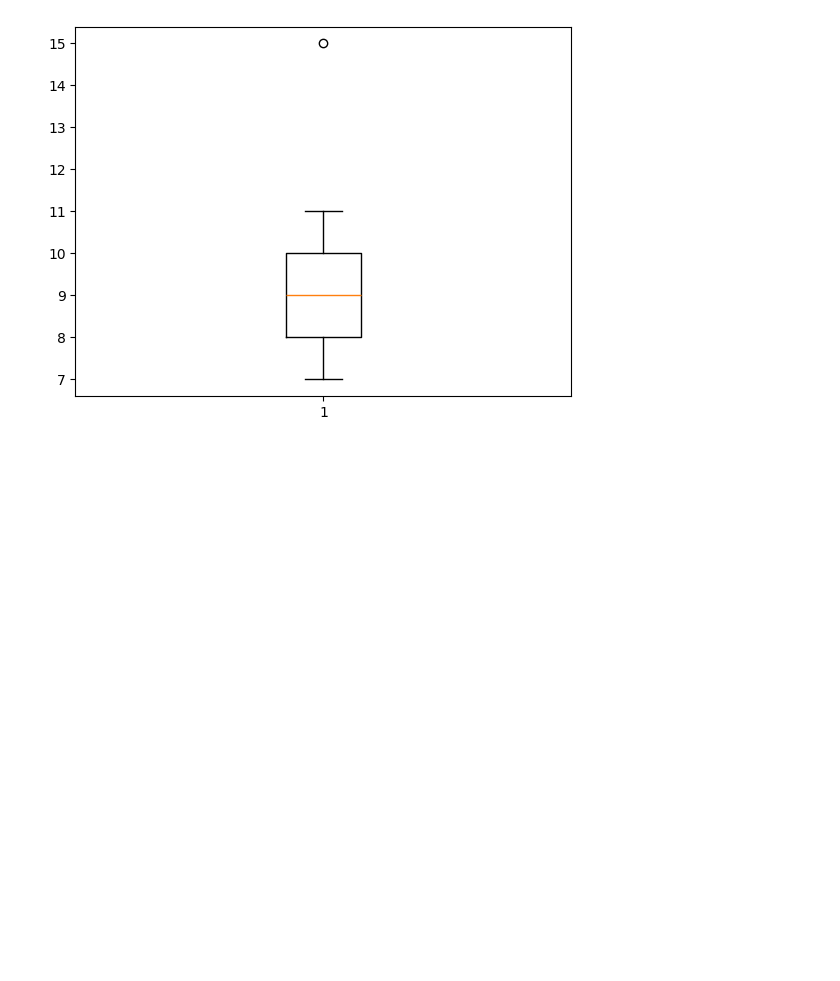
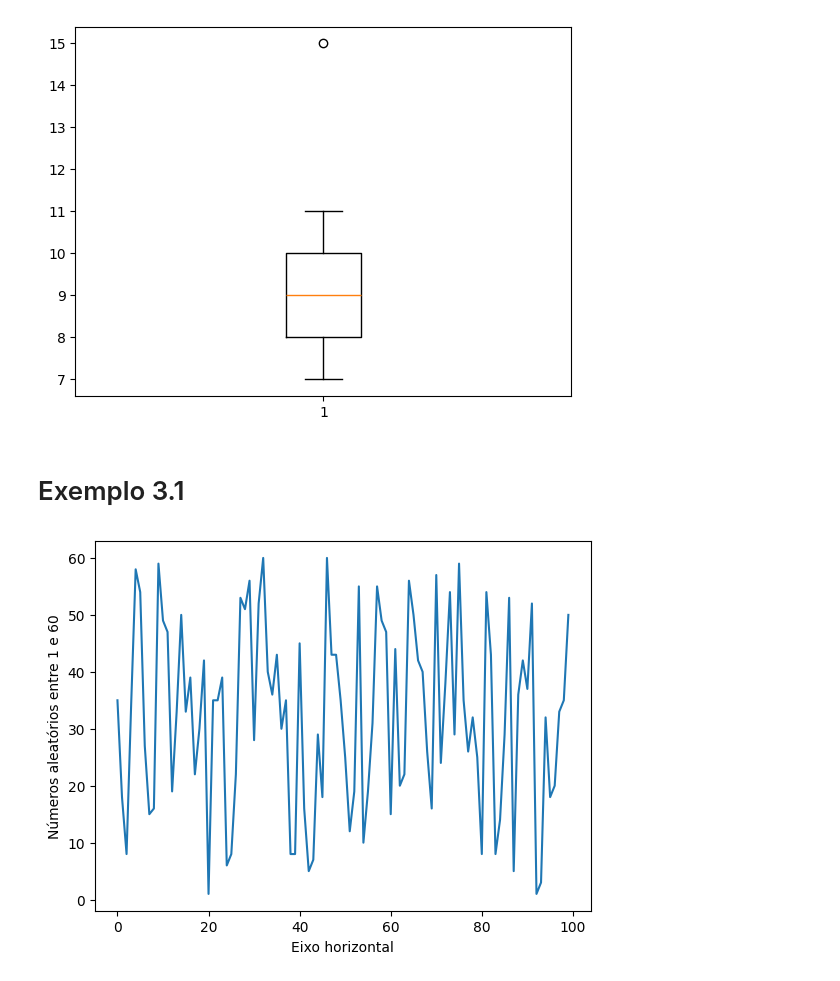
Before and after one commit to eraosso/PMF, a Jupyter notebook: Capitulo-3.ipynb, the cells around one changed output. Drawn from its saved outputs; the diff is of its cells as text; code cells hidden in the pictures; blank space fills up the shorter version.

```diff
--- a/Capitulo-3.ipynb
+++ b/Capitulo-3.ipynb
@@ -85,3 +88,14 @@ plt.boxplot(estat_dados[1], vert=True)
  'fliers': [<matplotlib.lines.Line2D at 0x...>],
  'means': []}
 [figure]
+# %% [markdown]
+# Exemplo 3.1
+# %%
+aleatorio = [random.randint(1, 60) for _ in range(100)]
+
+plt.plot(aleatorio)
+plt.ylabel("Números aleatórios entre 1 e 60")
+plt.xlabel("Eixo horizontal")
+plt.show()
+# %% [output]
+[figure, added]
```
Also changed, not shown: parts of 15 cells of this notebook, 2 other files.
